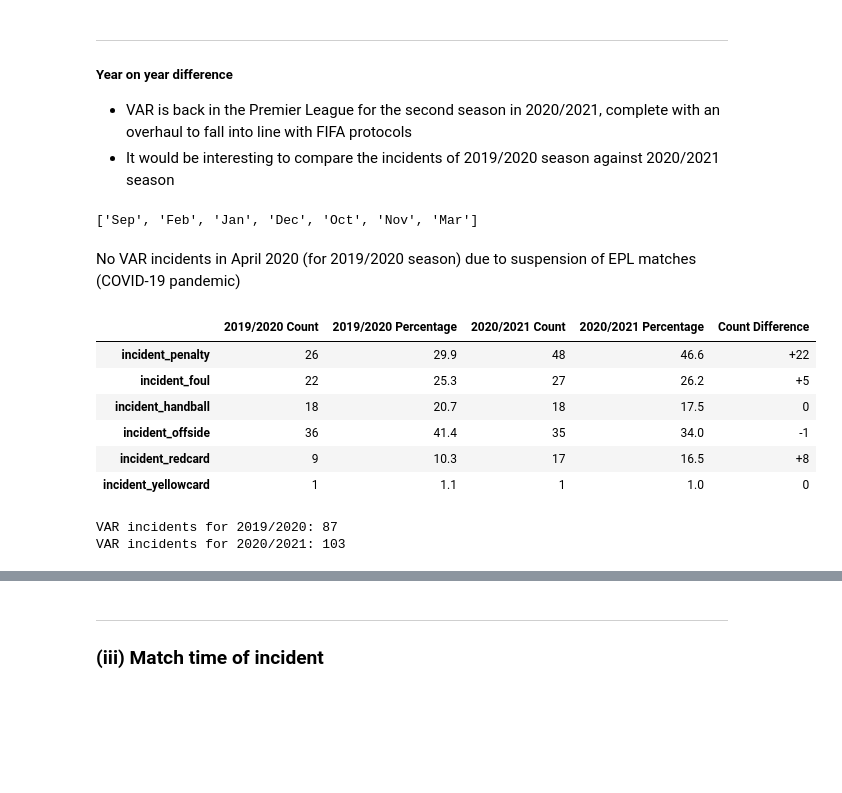
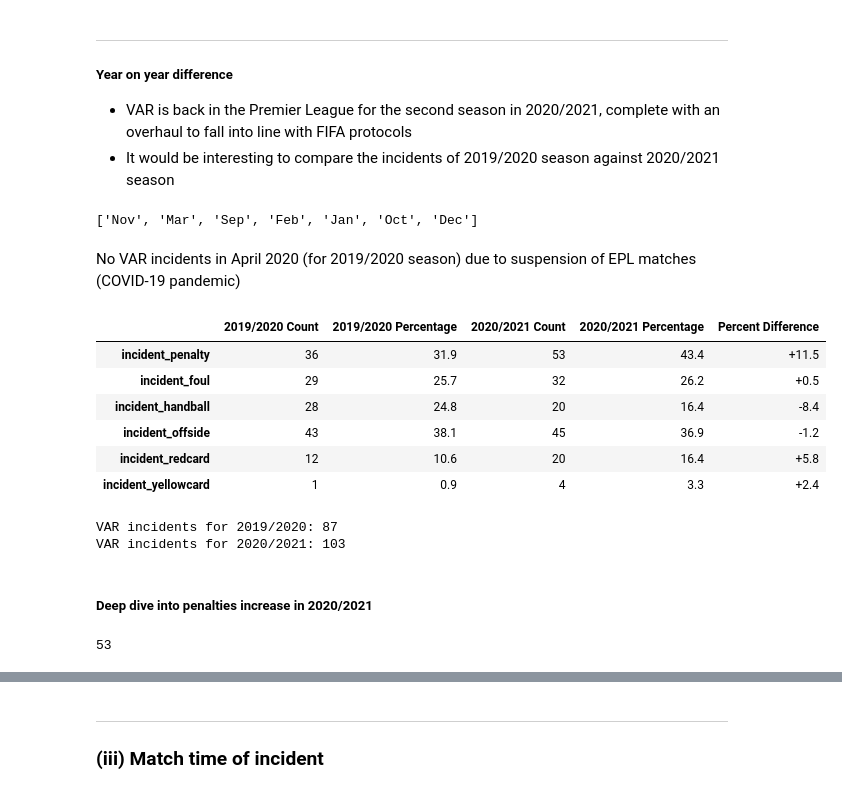
Before and after one commit to kennethleungty/English-Premier-League-VAR-Analysis, a Jupyter notebook: 02_Incidents_Analysis.ipynb, the cells around one changed output, grey strips where cells are left out. Drawn from its saved outputs; the diff is of its cells as text; code cells hidden in the pictures; blank space fills up the shorter version.

```diff
--- a/02_Incidents_Analysis.ipynb
+++ b/02_Incidents_Analysis.ipynb
@@ -376,17 +375,22 @@ ___
 - VAR is back in the Premier League for the second season in 2020/2021, complete with an overhaul to fall into line with FIFA protocols
 - It would be interesting to compare the incidents of 2019/2020 season against 2020/2021 season
 # %%
+# SKIP this since the 2020/2021 season is already almost complete
+
 # Compare only up to current month (filter by months for better comparison)
-incidents_df_2021 = incidents_df[incidents_df['year'] == '2020/2021']
-month_subset_2021 = incidents_df_2021['month'].unique()
+# incidents_df_2021 = incidents_df[incidents_df['year'] == '2020/2021']
+# month_subset_2021 = incidents_df_2021['month'].unique()
 
-incidents_df_1920 = incidents_df[incidents_df['year'] == '2019/2020']
-month_subset_1920 = incidents_df_1920['month'].unique()
+# incidents_df_1920 = incidents_df[incidents_df['year'] == '2019/2020']
+# month_subset_1920 = incidents_df_1920['month'].unique()
 
-# Create comparison based on common months
-common_months = list(set(month_subset_2021).intersection(month_subset_1920))
-common_months
+# # Create comparison based on common months
+# common_months = list(set(month_subset_2021).intersection(month_subset_1920))
+# common_months
+
+# incidents_df_1920_sm = incidents_df_1920[incidents_df_1920['month'].isin(common_months)]
+# incidents_df_2021_sm = incidents_df_2021[incidents_df_2021['month'].isin(common_months)]
 # %% [output]
-['Sep', 'Feb', 'Jan', 'Dec', 'Oct', 'Nov', 'Mar']
+['Nov', 'Mar', 'Sep', 'Feb', 'Jan', 'Oct', 'Dec']
 # %% [markdown]
 No VAR incidents in April 2020 (for 2019/2020 season) due to suspension of EPL matches (COVID-19 pandemic)
@@ -396,15 +397,17 @@ incidents_df_2021_sm = incidents_df_2021[incidents_df_2021['month'].isin(common_
 # %%
 # Get incident count for 2019/2020
-incident_types_1920 = incidents_df_1920_sm.loc[:, incidents_df_1920_sm.columns.str.startswith('incident_')]
+incidents_df_1920 = incidents_df[incidents_df['year'] == '2019/2020']
+incident_types_1920 = incidents_df_1920.loc[:, incidents_df_1920.columns.str.startswith('incident_')]
 incident_types_1920 = incident_types_1920.apply(pd.to_numeric)
 
 # Analyse by individual incident type
-incident_type_count_1920 = pd.DataFrame(incident_types_1920.sum(axis = 0, skipna = True), columns = ['2019/2020 Count'])
+incident_type_count_1920 = pd.DataFrame(incident_types_1920.sum(axis=0, skipna=True), columns = ['2019/2020 Count'])
 incident_type_count_1920['2019/2020 Percentage'] = round((incident_type_count_1920['2019/2020 Count'] / len(incident_types_1920) * 100),1)
 # incident_type_count_1920.sort_values(by = '2019/2020 Percentage', ascending=False, inplace = True)
 # %%
 # Get incident count for 2020/2021
-incident_types_2021 = incidents_df_2021_sm.loc[:, incidents_df_2021_sm.columns.str.startswith('incident_')]
+incidents_df_2021 = incidents_df[incidents_df['year'] == '2020/2021']
+incident_types_2021 = incidents_df_2021.loc[:, incidents_df_2021.columns.str.startswith('incident_')]
 incident_types_2021 = incident_types_2021.apply(pd.to_numeric)
 
 # Analyse by individual incident type
@@ -413,28 +416,35 @@ incident_type_count_2021['2020/2021 Percentage'] = round((incident_type_count_20
 # incident_type_count_2021.sort_values(by = '2020/2021 Percentage', ascending=False, inplace = True)
 # %%
 incident_type_comparison = pd.concat([incident_type_count_1920, incident_type_count_2021], axis=1)
-incident_type_comparison['Count Difference'] = incident_type_comparison['2020/2021 Count'] - \
-                                                incident_type_comparison['2019/2020 Count']
+incident_type_comparison['Percent Difference'] = incident_type_comparison['2020/2021 Percentage'] - \
+                                                incident_type_comparison['2019/2020 Percentage']
 
 def add_plus_sign(x):
     if x > 0:
-        return '+' + str(x)
+        return '+' + str(round(x,2))
     else:
         return x
 
-incident_type_comparison['Count Difference'] = incident_type_comparison['Count Difference'].apply(lambda x: add_plus_sign(x))
+incident_type_comparison['Percent Difference'] = incident_type_comparison['Percent Difference'].apply(lambda x: add_plus_sign(x))
 incident_type_comparison
 # %% [output]
-|  | 2019/2020 Count | 2019/2020 Percentage | 2020/2021 Count | 2020/2021 Percentage | Count Difference |
-| incident_penalty | 26 | 29.9 | 48 | 46.6 | +22 |
-| incident_foul | 22 | 25.3 | 27 | 26.2 | +5 |
-| incident_handball | 18 | 20.7 | 18 | 17.5 | 0 |
-| incident_offside | 36 | 41.4 | 35 | 34.0 | -1 |
-| incident_redcard | 9 | 10.3 | 17 | 16.5 | +8 |
-| incident_yellowcard | 1 | 1.1 | 1 | 1.0 | 0 |
+|  | 2019/2020 Count | 2019/2020 Percentage | 2020/2021 Count | 2020/2021 Percentage | Percent Difference |
+| incident_penalty | 36 | 31.9 | 53 | 43.4 | +11.5 |
+| incident_foul | 29 | 25.7 | 32 | 26.2 | +0.5 |
+| incident_handball | 28 | 24.8 | 20 | 16.4 | -8.4 |
+| incident_offside | 43 | 38.1 | 45 | 36.9 | -1.2 |
+| incident_redcard | 12 | 10.6 | 20 | 16.4 | +5.8 |
+| incident_yellowcard | 1 | 0.9 | 4 | 3.3 | +2.4 |
 # %%
 print(f'VAR incidents for 2019/2020: {len(incidents_df_1920_sm)}')
 print(f'VAR incidents for 2020/2021: {len(incidents_df_2021_sm)}')
 # %% [output]
 VAR incidents for 2019/2020: 87
 VAR incidents for 2020/2021: 103
+# %% [markdown]
+##### Deep dive into penalties increase in 2020/2021
+# %%
+penalties_2021 = incidents_df[(incidents_df.incident_penalty == 1) & (incidents_df.year == '2020/2021')]
+len(penalties_2021['incident'].tolist())
+# %% [output]
+53
```
Also changed, not shown: parts of 4 cells of this notebook, 9 other files.
